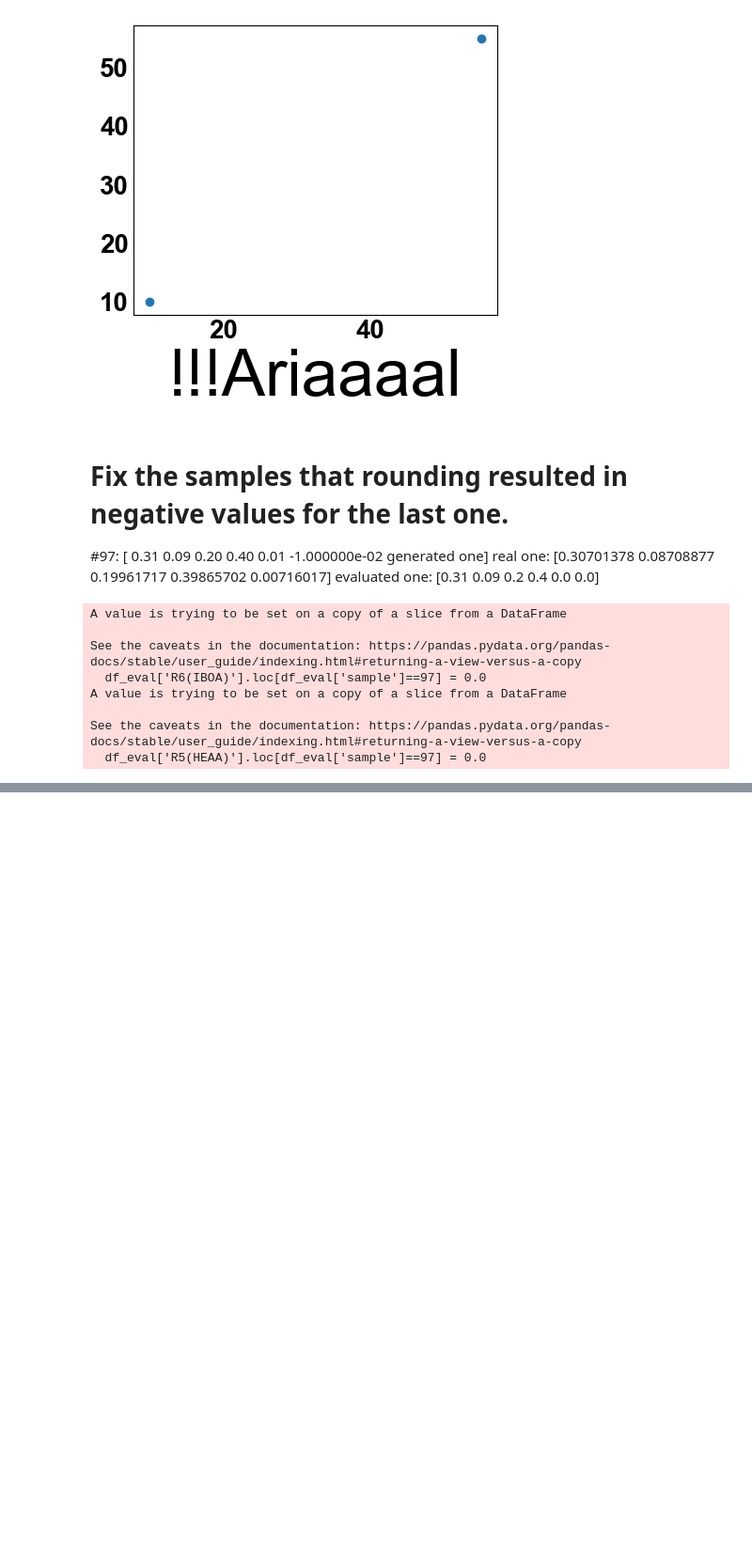
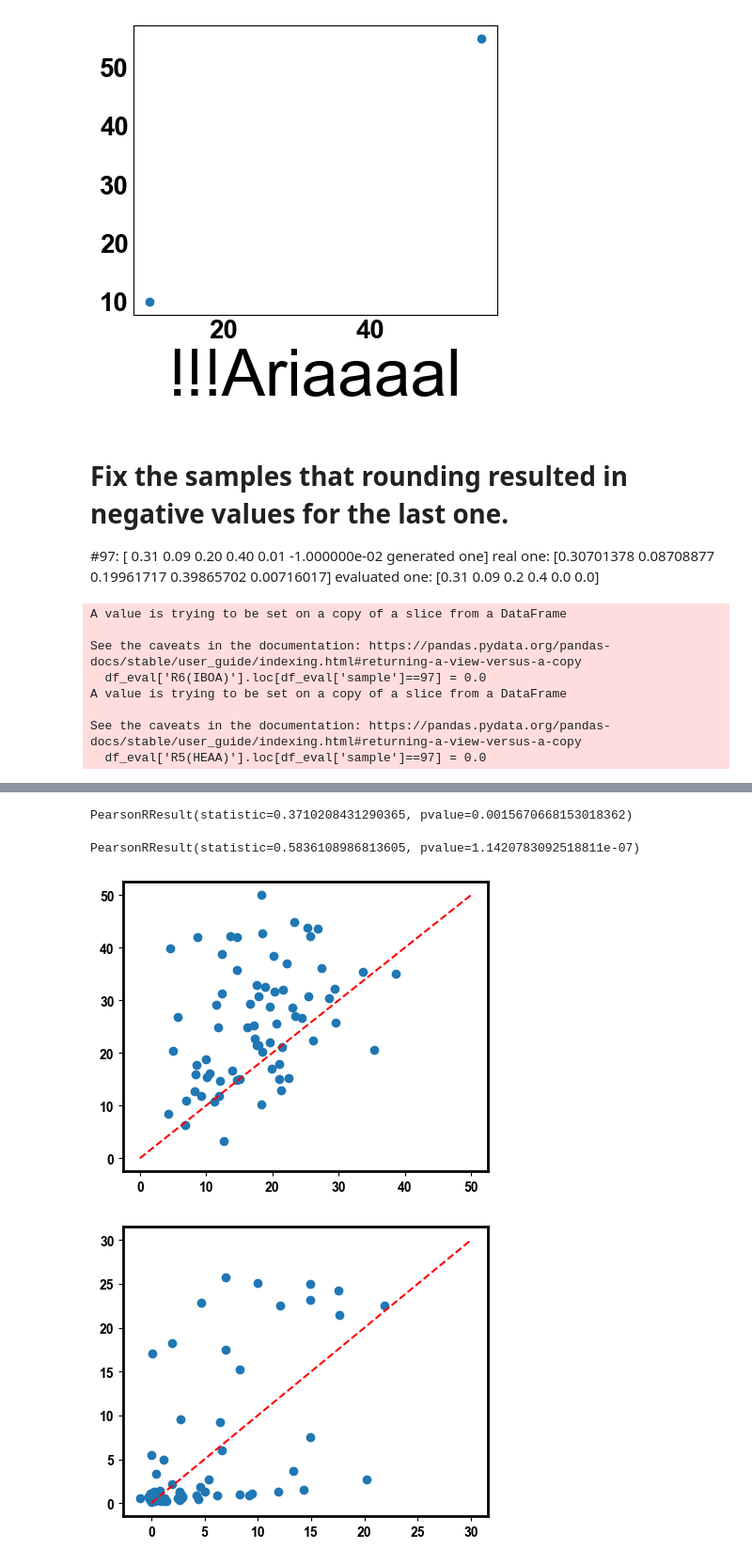
Before and after one commit to sattarik/3Dprinting_MOBO_postprocessin, a Jupyter notebook: Plotting_evalVSinit.ipynb, the cells around one changed output, grey strips where cells are left out. Shown at 94% size. Cells and saved outputs as stored; diff of their text form; code cells hidden in the pictures; blank space fills up the shorter version.

```diff
--- a/Plotting_evalVSinit.ipynb
+++ b/Plotting_evalVSinit.ipynb
@@ -392,0 +353,8 @@ df
+# %%
+Strength = df_init['Tensile_Strength(MPa)']
+Toughness = df_init['Toughness(MJ/m3)']
+Y_initial = []
+for i, j in zip(Strength, Toughness):
+    Y_initial.append([i, j])
+Y_initial = np.array(Y_initial)
+Y_initial
@@ -392,0 +379,8 @@ df
+# %%
+Strength = df_eval['Tensile_Strength(MPa)']
+Toughness = df_eval['Toughness(MJ/m3)']
+Y_eval = []
+for i, j in zip(Strength, Toughness):
+    Y_eval.append([i, j])
+Y_eval = np.array(Y_eval)
+Y_eval
@@ -392,0 +405,2 @@ df
+# %%
+X = np.array (X)
@@ -392,0 +432,2 @@ df
+# %%
+Y = -Y
@@ -392,0 +497,20 @@ df
+# %%
+fig, ax = plt.subplots(figsize=(5, 4))
+# pred_strength = [gp_pred, true_value]
+pred_strength = np.array (pred_strength)
+plt.scatter (pred_strength[:, 0], pred_strength[:, 1])
+plt.plot([0, 50], [0, 50], '--r')
+print (pearsonr (pred_strength[:, 0], pred_strength[:, 1]))
+
+fig, ax = plt.subplots(figsize=(5, 4))
+# pred_strength = [gp_pred, true_value]
+pred_toughness = np.array (pred_toughness)
+pred_toughness[:, 0]
+plt.scatter (pred_toughness[:, 0], pred_toughness[:, 1])
+plt.plot([0, 30], [0, 30], '--r')
+pearsonr (pred_toughness[:, 0], pred_toughness[:, 1])
+# %% [output]
+PearsonRResult(statistic=0.3710208431290365, pvalue=0.0015670668153018362)
+PearsonRResult(statistic=0.5836108986813605, pvalue=1.1420783092518811e-07)
+[figure, added]
+[figure, added]
```
Also changed, not shown: parts of 30 cells of this notebook, 16 other files.
